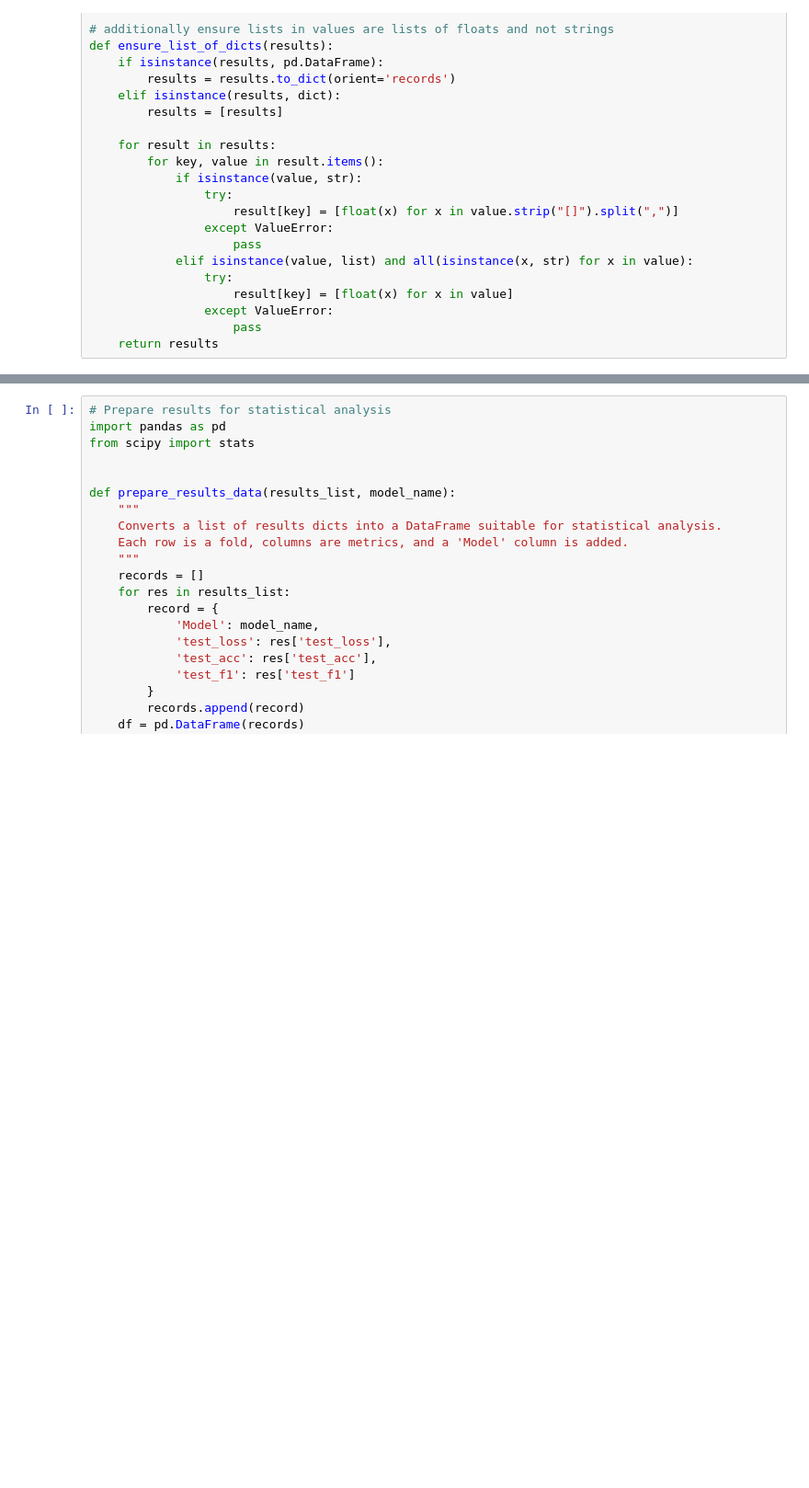
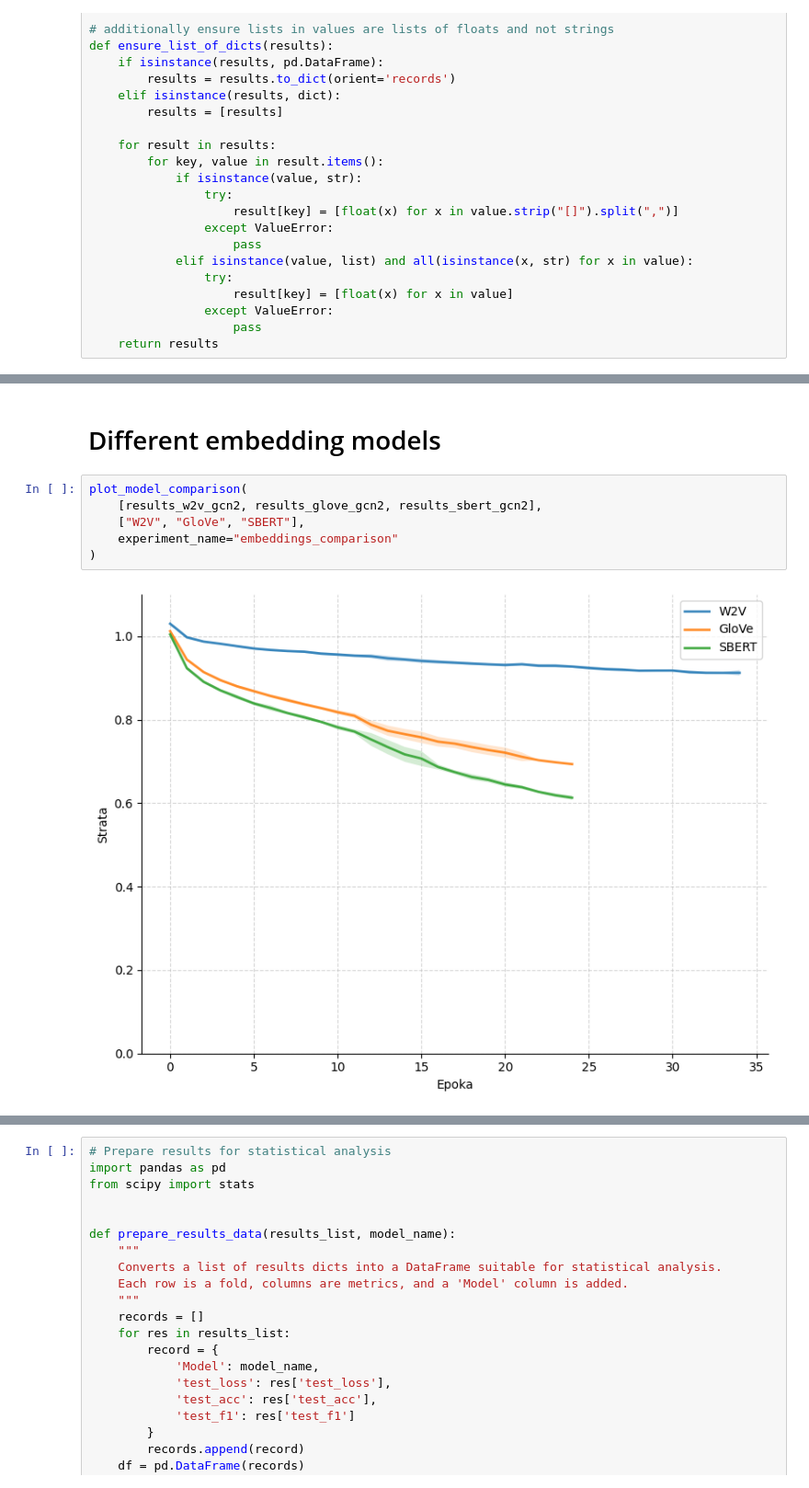
Before and after one commit to kacper651/gnn-hate-speech-detection, a Jupyter notebook: notebooks/train.ipynb, the cells around one changed output, grey strips where cells are left out. Shown at 92% size. Cells and saved outputs as stored; diff of their text form; blank space fills up the shorter version.

```diff
--- a/notebooks/train.ipynb
+++ b/notebooks/train.ipynb
@@ -999,0 +979,10 @@ plot_model_comparison(
+# %% [markdown]
+# Different embedding models
+# %%
+plot_model_comparison(
+    [results_w2v_gcn2, results_glove_gcn2, results_sbert_gcn2],
+    ["W2V", "GloVe", "SBERT"],
+    experiment_name="embeddings_comparison"
+)
+# %% [output]
+[figure, added]
```
Also changed, not shown: parts of 30 cells of this notebook, 22 other files.
